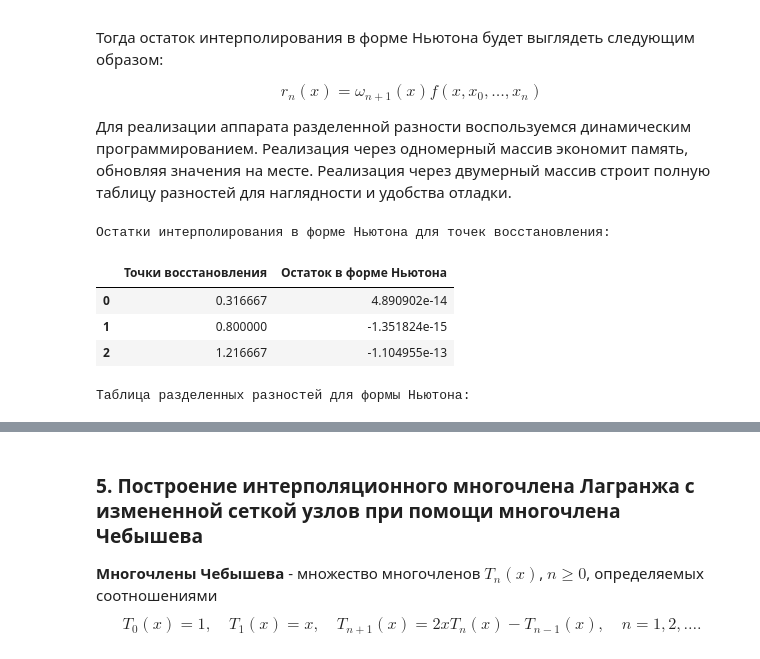
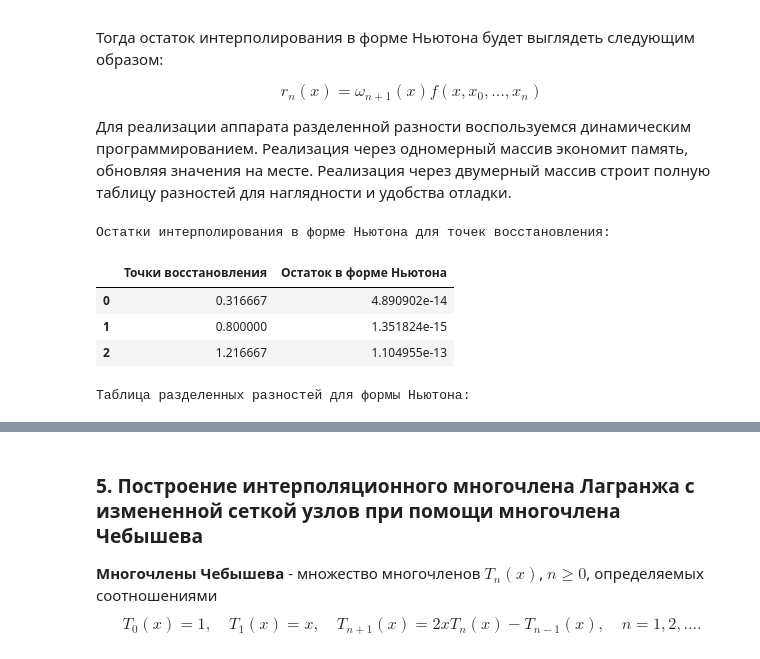
Before and after one commit to SupremeIntelligence/numerical-methods, a Jupyter notebook: Lab2/lab2.ipynb, the cells around one changed output, grey strips where cells are left out. Cells and saved outputs as stored; diff of their text form; code cells hidden in the pictures.

```diff
--- a/Lab2/lab2.ipynb
+++ b/Lab2/lab2.ipynb
@@ -294,36 +294,36 @@ def newton_remainder(x: float, X: list[float], F_x: list[float]) -> tuple[float,
 
 residuals = []
 for x in recovery_x:
     r, table = newton_remainder(x, X, F_x)
-    residuals.append(r)
+    residuals.append(abs(r))
 
 print("Остатки интерполирования в форме Ньютона для точек восстановления:")
 df_r = pd.DataFrame({
     "Точки восстановления": recovery_x,
     "Остаток в форме Ньютона": residuals
 })
 display(df_r)
 #print(divided_difference_1d([x] + X, [f(x)] + F_x)[0])
 #print(table[n-1][0])
 
 n = len(table)
 
 df = pd.DataFrame(table).T
 rows, cols = df.shape
 for i in range(n):
     df.iloc[i, n-i:] = np.nan
 df.index = ["x"] + [f"x{i}" for i in range(0, n-1)]
 df.columns = [f"Порядок {i}" for i in range(n)]
 df.insert(0, "x", [recovery_x[-1]] + X)
 print("\nТаблица разделенных разностей для формы Ньютона:")
 df = df.style.format({f"Порядок {i}": "{:.3e}" for i in range(n)}, na_rep="")
 display(df)
 # %% [output]
 Остатки интерполирования в форме Ньютона для точек восстановления:
 |  | Точки восстановления | Остаток в форме Ньютона |
 | 0 | 0.316667 | 4.890902e-14 |
-| 1 | 0.800000 | -1.351824e-15 |
-| 2 | 1.216667 | -1.104955e-13 |
+| 1 | 0.800000 | 1.351824e-15 |
+| 2 | 1.216667 | 1.104955e-13 |
 Таблица разделенных разностей для формы Ньютона:
 |  | x | Порядок 0 | Порядок 1 | Порядок 2 | Порядок 3 | Порядок 4 | Порядок 5 | Порядок 6 | Порядок 7 | ... |
 | x | 1.216667 | 1.104e+00 | 5.831e-02 | -6.663e-02 | 1.406e-01 | 4.465e-02 | 3.511e-04 | -2.159e-04 | 1.815e-04 | ... |
```
Also changed, not shown: parts of 3 cells of this notebook.
